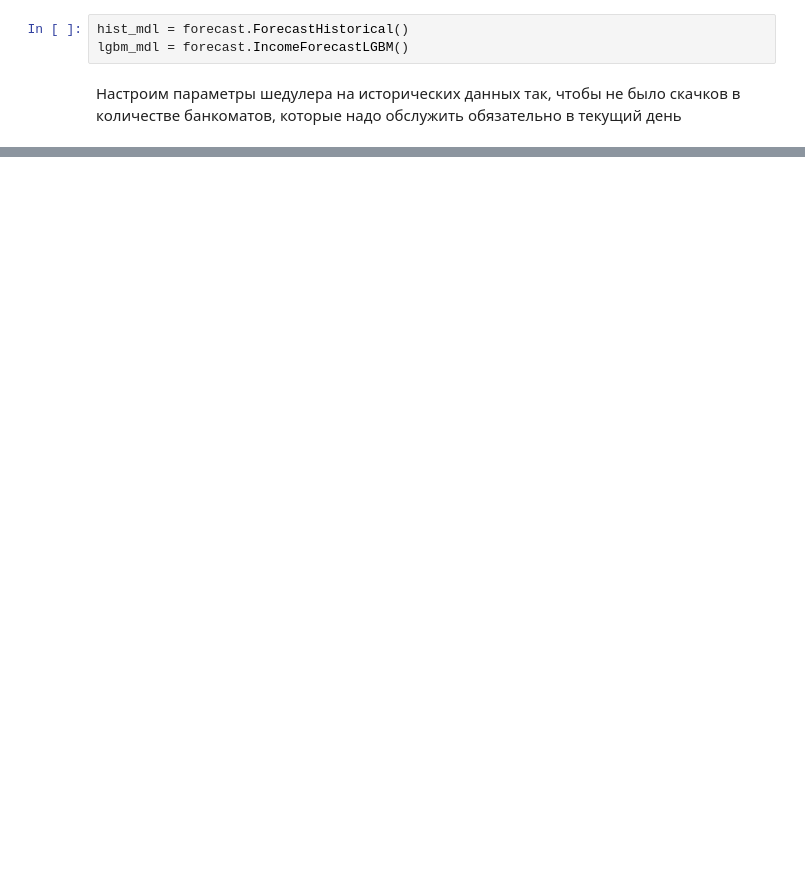
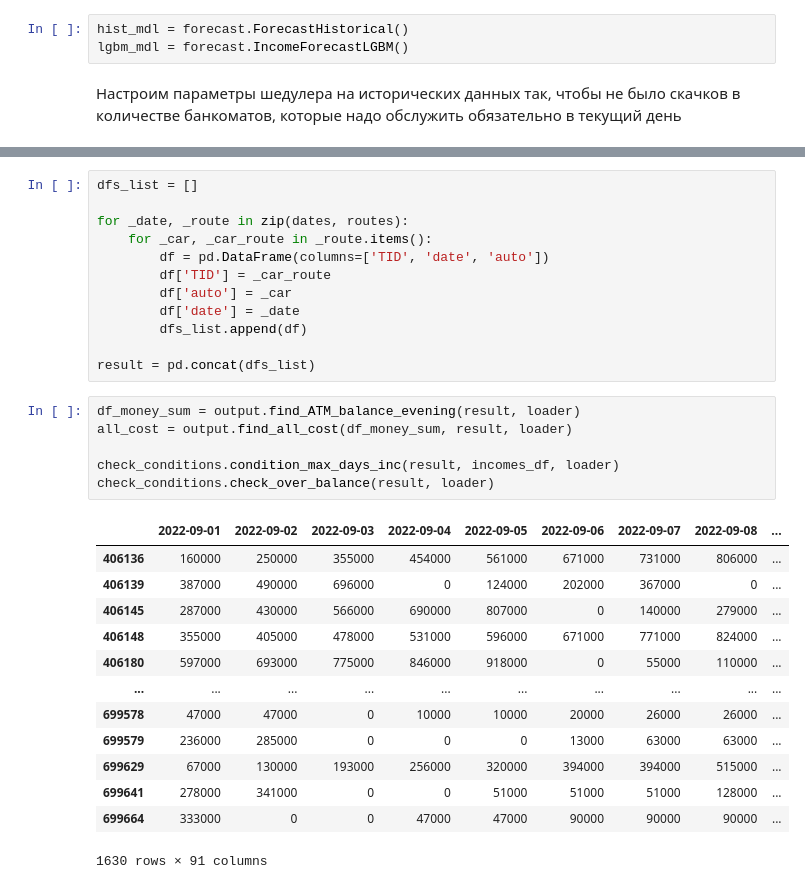
Before and after one commit to SerSmith/bank_schedule, a Jupyter notebook: notebooks/optimization_researches.ipynb, the cells around one changed output, grey strips where cells are left out. Cells and saved outputs as stored; diff of their text form; blank space fills up the shorter version.

```diff
--- a/notebooks/optimization_researches.ipynb
+++ b/notebooks/optimization_researches.ipynb
@@ -253,0 +251,32 @@ while today < end_date:
+# %%
+dfs_list = []
+
+for _date, _route in zip(dates, routes):
+    for _car, _car_route in _route.items():
+        df = pd.DataFrame(columns=['TID', 'date', 'auto'])
+        df['TID'] = _car_route
+        df['auto'] = _car
+        df['date'] = _date
+        dfs_list.append(df)
+
+result = pd.concat(dfs_list)
+# %%
+df_money_sum = output.find_ATM_balance_evening(result, loader)
+all_cost = output.find_all_cost(df_money_sum, result, loader)
+
+check_conditions.condition_max_days_inc(result, incomes_df, loader)
+check_conditions.check_over_balance(result, loader)
+# %% [output]
+|  | 2022-09-01 | 2022-09-02 | 2022-09-03 | 2022-09-04 | 2022-09-05 | 2022-09-06 | 2022-09-07 | 2022-09-08 | ... |
+| 406136 | 160000 | 250000 | 355000 | 454000 | 561000 | 671000 | 731000 | 806000 | ... |
+| 406139 | 387000 | 490000 | 696000 | 0 | 124000 | 202000 | 367000 | 0 | ... |
+| 406145 | 287000 | 430000 | 566000 | 690000 | 807000 | 0 | 140000 | 279000 | ... |
+| 406148 | 355000 | 405000 | 478000 | 531000 | 596000 | 671000 | 771000 | 824000 | ... |
+| 406180 | 597000 | 693000 | 775000 | 846000 | 918000 | 0 | 55000 | 110000 | ... |
+| ... | ... | ... | ... | ... | ... | ... | ... | ... | ... |
+| 699578 | 47000 | 47000 | 0 | 10000 | 10000 | 20000 | 26000 | 26000 | ... |
+| 699579 | 236000 | 285000 | 0 | 0 | 0 | 13000 | 63000 | 63000 | ... |
+| 699629 | 67000 | 130000 | 193000 | 256000 | 320000 | 394000 | 394000 | 515000 | ... |
+| 699641 | 278000 | 341000 | 0 | 0 | 51000 | 51000 | 51000 | 128000 | ... |
+| 699664 | 333000 | 0 | 0 | 47000 | 47000 | 90000 | 90000 | 90000 | ... |
+1630 rows × 91 columns
```
Also changed, not shown: parts of 20 cells of this notebook, 6 other files.
